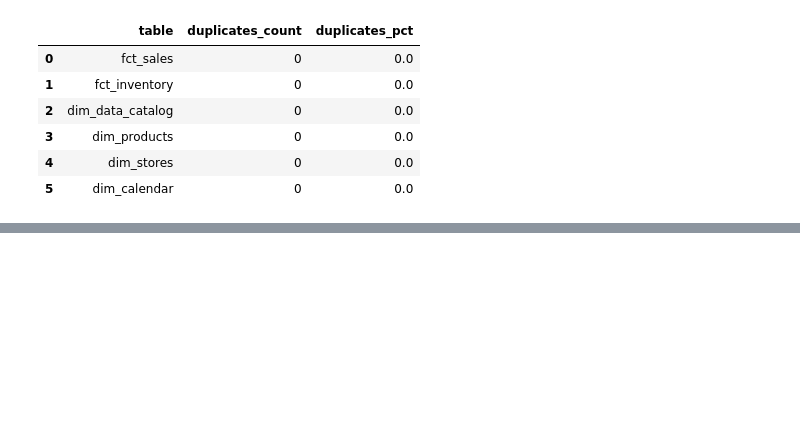
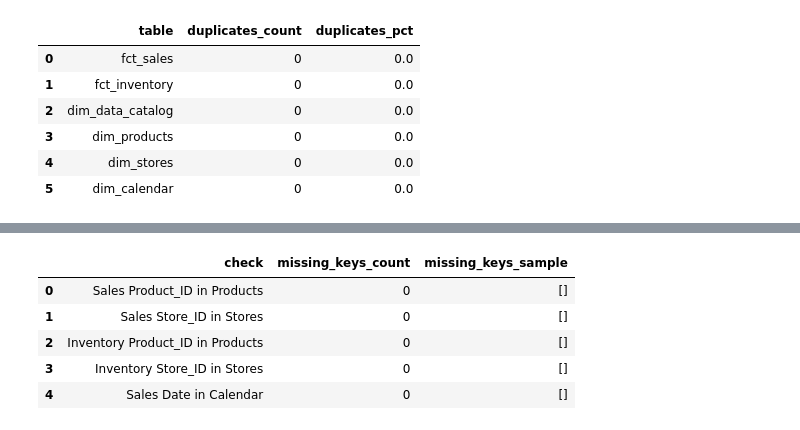
Before and after one commit to DFCR1411/retail_sales_inventory_analysis, a Jupyter notebook: notebooks/01-dfcr-retail-sales-inventory-eda.ipynb, the cells around one changed output, grey strips where cells are left out. Drawn from its saved outputs; the diff is of its cells as text; code cells hidden in the pictures; blank space fills up the shorter version.

```diff
--- a/notebooks/01-dfcr-retail-sales-inventory-eda.ipynb
+++ b/notebooks/01-dfcr-retail-sales-inventory-eda.ipynb
@@ -239,0 +255,6 @@ display(duplicates_summary)
+# %%
+# Convert date columns to datetime format
+
+fct_sales["Date"] = pd.to_datetime(fct_sales["Date"])
+dim_calendar["Date"] = pd.to_datetime(dim_calendar["Date"])
+dim_stores["Store_Open_Date"] = pd.to_datetime(dim_stores["Store_Open_Date"])
@@ -239,0 +269,61 @@ display(duplicates_summary)
+# %%
+# Referential Integrity Checks
+
+referential_checks = [
+    {
+        "check": "Sales Product_ID in Products",
+        "left_table": fct_sales,
+        "left_key": "Product_ID",
+        "right_table": dim_products,
+        "right_key": "Product_ID"
+    },
+    {
+        "check": "Sales Store_ID in Stores",
+        "left_table": fct_sales,
+        "left_key": "Store_ID",
+        "right_table": dim_stores,
+        "right_key": "Store_ID"
+    },
+    {
+        "check": "Inventory Product_ID in Products",
+        "left_table": fct_inventory,
+        "left_key": "Product_ID",
+        "right_table": dim_products,
+        "right_key": "Product_ID"
+    },
+    {
+        "check": "Inventory Store_ID in Stores",
+        "left_table": fct_inventory,
+        "left_key": "Store_ID",
+        "right_table": dim_stores,
+        "right_key": "Store_ID"
+    },
+    {
+        "check": "Sales Date in Calendar",
+        "left_table": fct_sales,
+        "left_key": "Date",
+        "right_table": dim_calendar,
+        "right_key": "Date"
+    }
+]
+
+referential_summary = []
+
+for check in referential_checks:
+    missing_keys = set(check["left_table"][check["left_key"]]) - set(check["right_table"][check["right_key"]])
+
+    referential_summary.append({
+        "check": check["check"],
+        "missing_keys_count": len(missing_keys),
+        "missing_keys_sample": list(missing_keys)[:10]
+    })
+
+referential_summary = pd.DataFrame(referential_summary)
+referential_summary
+# %% [output]
+|  | check | missing_keys_count | missing_keys_sample |
+| 0 | Sales Product_ID in Products | 0 | [] |
+| 1 | Sales Store_ID in Stores | 0 | [] |
+| 2 | Inventory Product_ID in Products | 0 | [] |
+| 3 | Inventory Store_ID in Stores | 0 | [] |
+| 4 | Sales Date in Calendar | 0 | [] |
```
Also changed, not shown: parts of 15 cells of this notebook.
